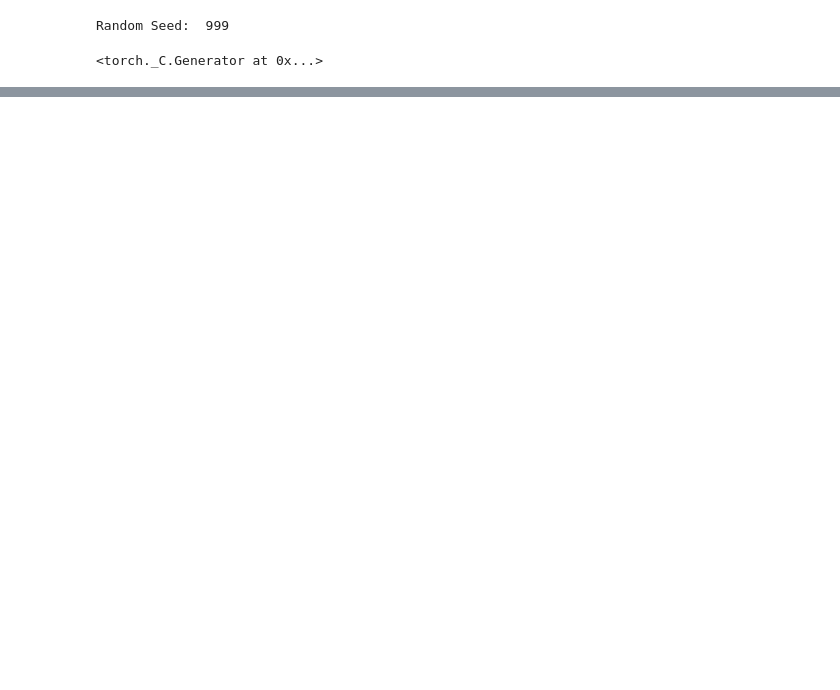
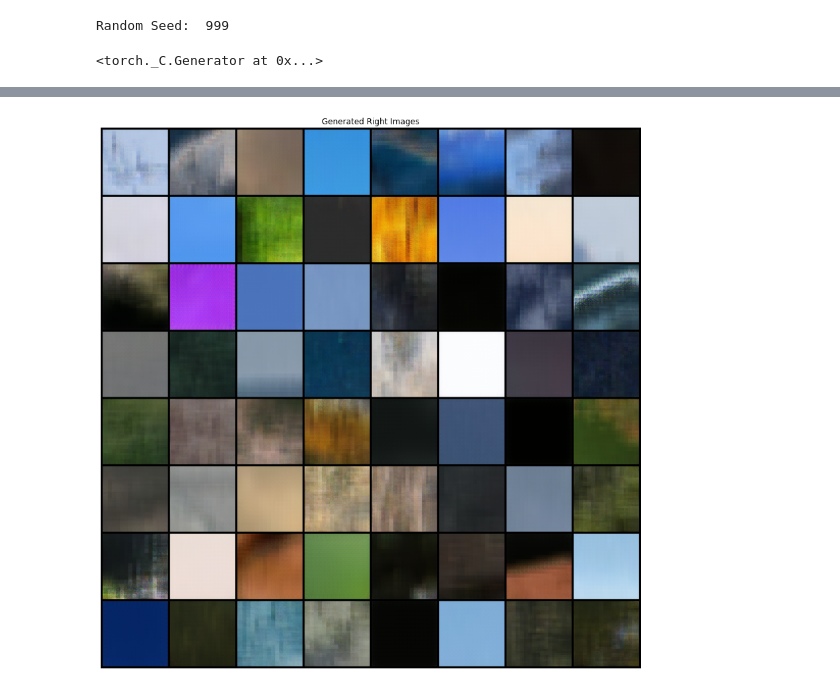
Before and after one commit to axyyu/gogh-get-paper, a Jupyter notebook: data/Extend NN.ipynb, the cells around one changed output, grey strips where cells are left out. Cells and saved outputs as stored; diff of their text form; code cells hidden in the pictures; blank space fills up the shorter version.

```diff
--- a/data/Extend NN.ipynb
+++ b/data/Extend NN.ipynb
@@ -211,0 +374,16 @@ https://github.com/Po-Hsun-Su/pytorch-ssim
+# %%
+# Plot the fake images from the last epoch
+with torch.no_grad():
+    fake = netG(real_batch[0]).detach().cpu()[:64]
+fake_images = vutils.make_grid(fake, padding=2, normalize=True)
+
+# plt.subplot(1,3,3)
+plt.figure(figsize=(15,15))
+plt.axis("off")
+plt.title("Generated Right Images")
+plt.imshow(np.transpose(fake_images,(1,2,0)))
+plt.show()
+
+# Loss = 1.6
+# %% [output]
+[figure, added]
```
Also changed, not shown: parts of 18 cells of this notebook, 4 other files.
